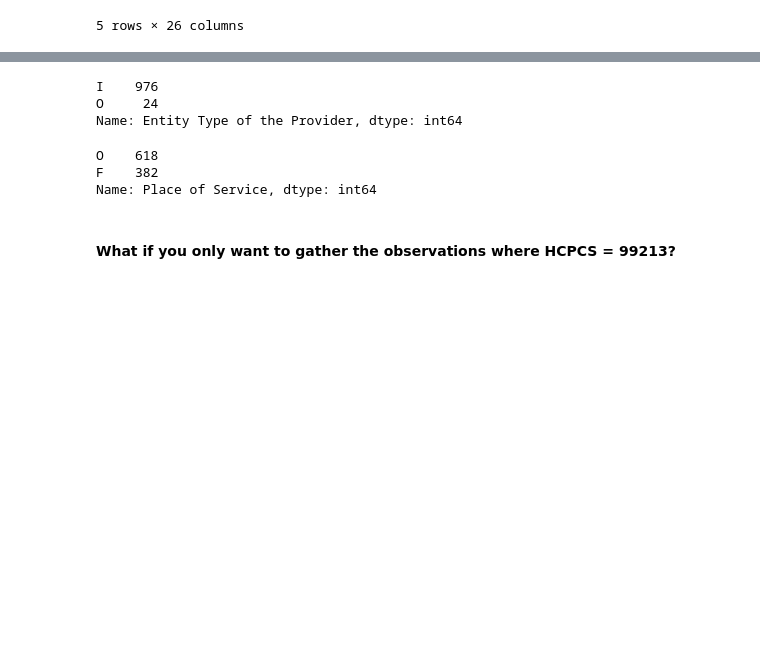
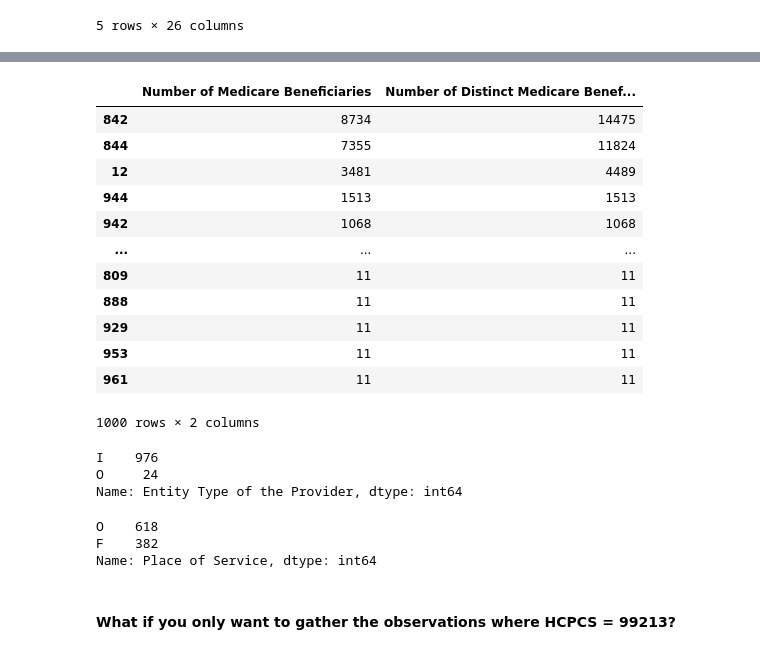
Before and after one commit to CatSchmalzer/healthcare-bluebook-gryphons, a Jupyter notebook: notebooks/Provider_Utilization_EDA.ipynb, the cells around one changed output, grey strips where cells are left out. Cells and saved outputs as stored; diff of their text form; code cells hidden in the pictures; blank space fills up the shorter version.

Commit message:
selected individual types and dropped columns

```diff
--- a/notebooks/Provider_Utilization_EDA.ipynb
+++ b/notebooks/Provider_Utilization_EDA.ipynb
@@ -53,6 +53,22 @@ Data columns (total 26 columns):
  25  Average Medicare Standardized Amount                      1000 non-null   float64
 dtypes: float64(5), int64(4), object(17)
 memory usage: 203.2+ KB
+# %%
+payment_df[['Number of Medicare Beneficiaries','Number of Distinct Medicare Beneficiary/Per Day Services']].sort_values(by=['Number of Medicare Beneficiaries','Number of Distinct Medicare Beneficiary/Per Day Services'],ascending=False)
+# %% [output]
+|  | Number of Medicare Beneficiaries | Number of Distinct Medicare Benef... |
+| 842 | 8734 | 14475 |
+| 844 | 7355 | 11824 |
+| 12 | 3481 | 4489 |
+| 944 | 1513 | 1513 |
+| 942 | 1068 | 1068 |
+| ... | ... | ... |
+| 809 | 11 | 11 |
+| 888 | 11 | 11 |
+| 929 | 11 | 11 |
+| 953 | 11 | 11 |
+| 961 | 11 | 11 |
+1000 rows × 2 columns
 # %%
 payment_df['Entity Type of the Provider'].value_counts()
 # %% [output]
```
Also changed, not shown: 2 other files.
